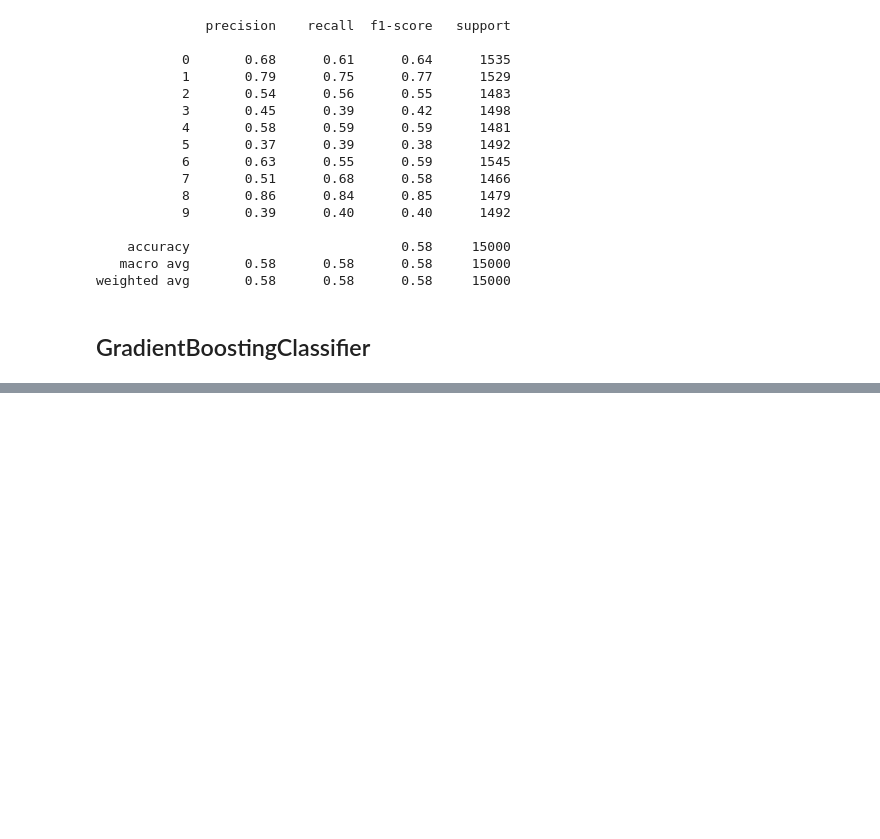
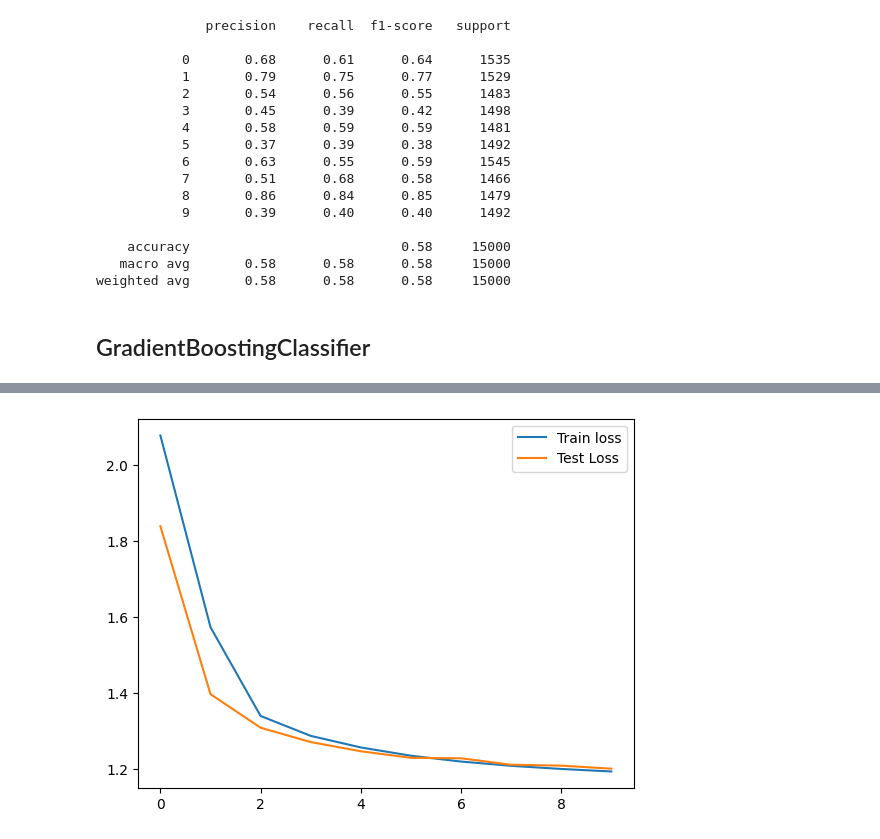
Before and after one commit to Jose-Balocchi/Proyecto2---Music-Guess, a Jupyter notebook: Proyecto_2_good.ipynb, the cells around one changed output, grey strips where cells are left out. Drawn from its saved outputs; the diff is of its cells as text; code cells hidden in the pictures; blank space fills up the shorter version.

```diff
--- a/Proyecto_2_good.ipynb
+++ b/Proyecto_2_good.ipynb
@@ -950,0 +956,18 @@ weighted avg       0.59      0.58      0.58     15000
+# %%
+# Vamos con el modelo bruto
+
+model = Sequential()
+# %%
+# Ahora con las capas
+
+#1
+model.add(Dense(24, input_dim = input_shape, activation = 'relu'))
+
+#2
+model.add(Dense(18, input_dim = input_shape, activation = 'relu'))
+
+#3
+model.add(Dense(12, input_dim = input_shape, activation = 'relu'))
+
+# Salida
+model.add(Dense(10, activation = 'softmax'))
@@ -950,0 +981,8 @@ weighted avg       0.59      0.58      0.58     15000
+# %%
+model.compile(loss="sparse_categorical_crossentropy",
+              optimizer="sgd", # Existen principalmente dos optimizadores, adam y sgd. En la práctica, escoger uno u otro no hace gran diferencia
+              metrics=["accuracy"])
+# %%
+# Ahora ajustamos el modelo
+
+history = model.fit(X_train_ok, y_train, validation_data = (X_test_ok, y_test), epochs = 10)
@@ -950,0 +1010,8 @@ weighted avg       0.59      0.58      0.58     15000
+# %%
+# Visualicemos
+
+plt.plot(history.history['loss'], label='Train loss')
+plt.plot(history.history['val_loss'], label='Test Loss')
+plt.legend();
+# %% [output]
+[figure, added]
```
Also changed, not shown: parts of 23 cells of this notebook.
